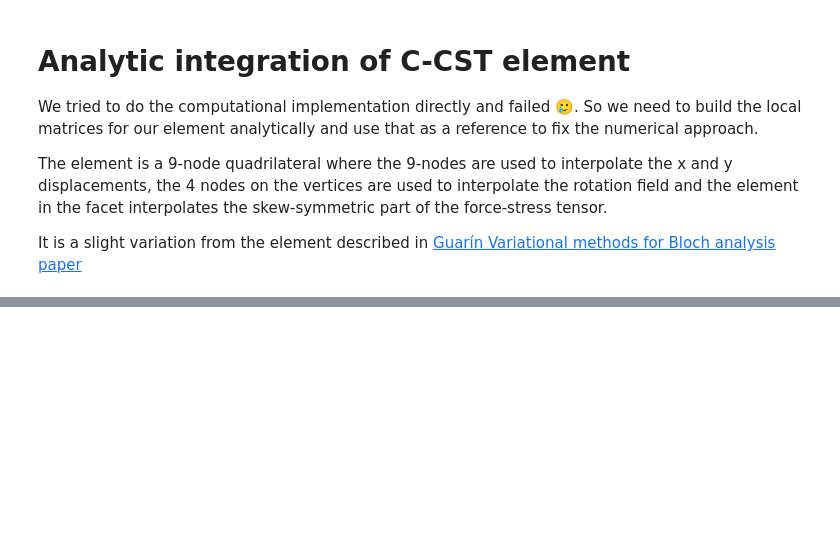
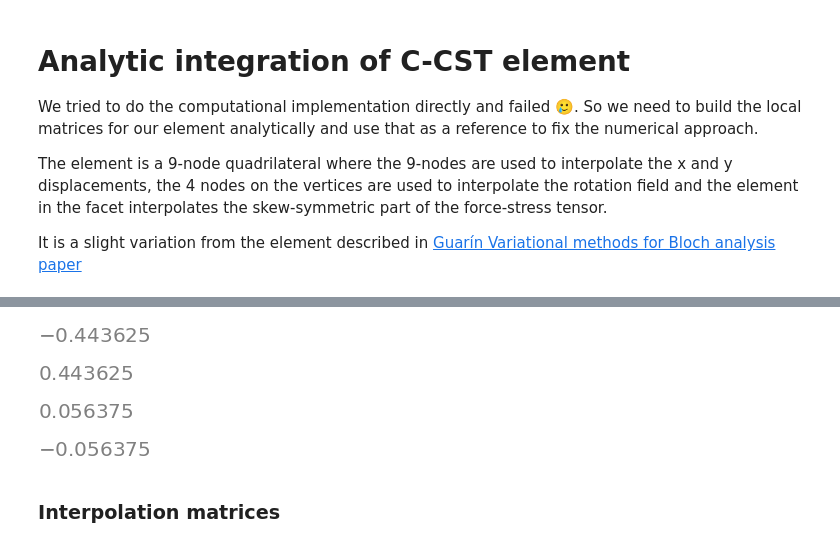
Before and after one commit to jhortizo/time-domain-ccst, a Jupyter notebook: notebooks/01_checking_local_matrices_analytically.ipynb, the cells around one changed output, grey strips where cells are left out. Cells and saved outputs as stored; diff of their text form; code cells hidden in the pictures; blank space fills up the shorter version.

Commit message:
🧐 Checking on analytical and numerical values of the matrices

```diff
--- a/notebooks/01_checking_local_matrices_analytically.ipynb
+++ b/notebooks/01_checking_local_matrices_analytically.ipynb
@@ -97,0 +70,6 @@ display(24*K.subs(nu, S(1)/4))
+# %%
+N4 = S(1)/4*Matrix([(1 - r) * (1 - s),
+                   (1 + r) * (1 - s),
+                   (1 + r) * (1 + s),
+                   (1 - r) * (1 + s),])
+N4.subs(r, -0.7745).subs(s, -0.7745)
@@ -97,0 +114,10 @@ display(24*K.subs(nu, S(1)/4))
+# %%
+for i in range(len(N4)):
+    display(simplify(diff(N4[i], r)).subs(r, -0.7745).subs(s, -0.7745))
+# %% [output]
+[figure, added]
+[figure, added]
+[figure, added]
+[figure, added]
+# %% [markdown]
+### Interpolation matrices
```
Also changed, not shown: parts of 42 cells of this notebook.
